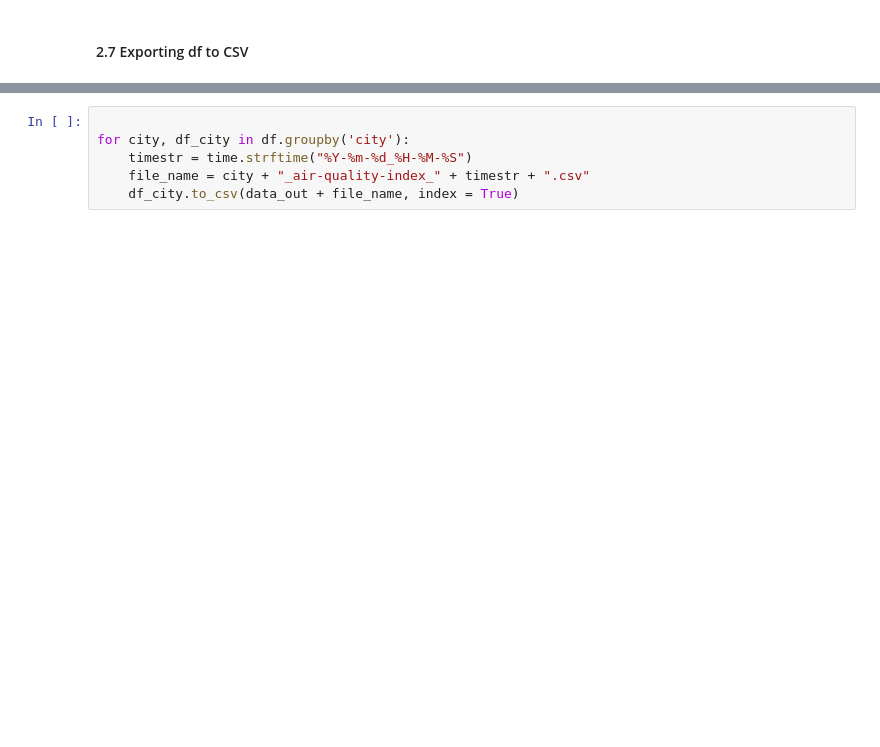
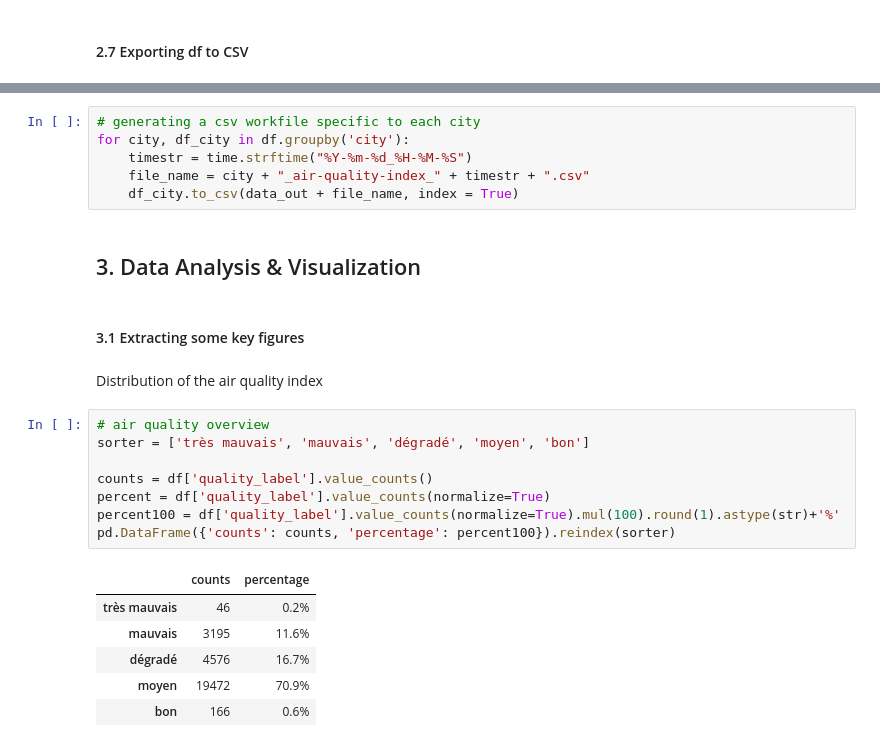
Before and after one commit to crish1eev1/MEL_air-quality, a Jupyter notebook: Main.ipynb, the cells around one changed output, grey strips where cells are left out. Cells and saved outputs as stored; diff of their text form; blank space fills up the shorter version.

```diff
--- a/Main.ipynb
+++ b/Main.ipynb
@@ -438,6 +449,27 @@ file name: !all_air-quality-index_2022-10-19_12-26-11.csv
 # %%
-
+# generating a csv workfile specific to each city
 for city, df_city in df.groupby('city'):
     timestr = time.strftime("%Y-%m-%d_%H-%M-%S")
     file_name = city + "_air-quality-index_" + timestr + ".csv"
     df_city.to_csv(data_out + file_name, index = True)
+# %% [markdown]
+## 3. Data Analysis & Visualization
+# %% [markdown]
+#### 3.1 Extracting some key figures
+# %% [markdown]
+Distribution of the air quality index
+# %%
+# air quality overview
+sorter = ['très mauvais', 'mauvais', 'dégradé', 'moyen', 'bon']
+
+counts = df['quality_label'].value_counts()
+percent = df['quality_label'].value_counts(normalize=True)
+percent100 = df['quality_label'].value_counts(normalize=True).mul(100).round(1).astype(str)+'%'
+pd.DataFrame({'counts': counts, 'percentage': percent100}).reindex(sorter)
+# %% [output]
+|  | counts | percentage |
+| très mauvais | 46 | 0.2% |
+| mauvais | 3195 | 11.6% |
+| dégradé | 4576 | 16.7% |
+| moyen | 19472 | 70.9% |
+| bon | 166 | 0.6% |
```
Also changed, not shown: parts of 74 cells of this notebook.
